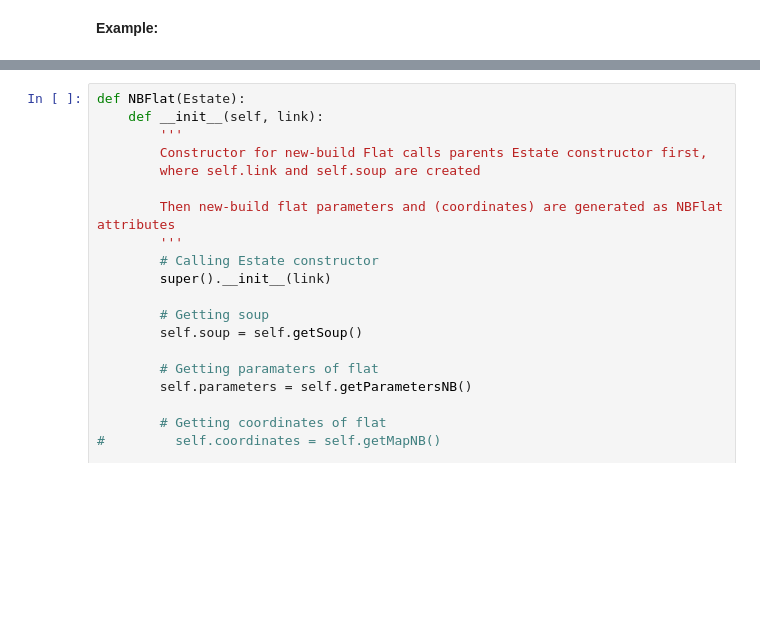
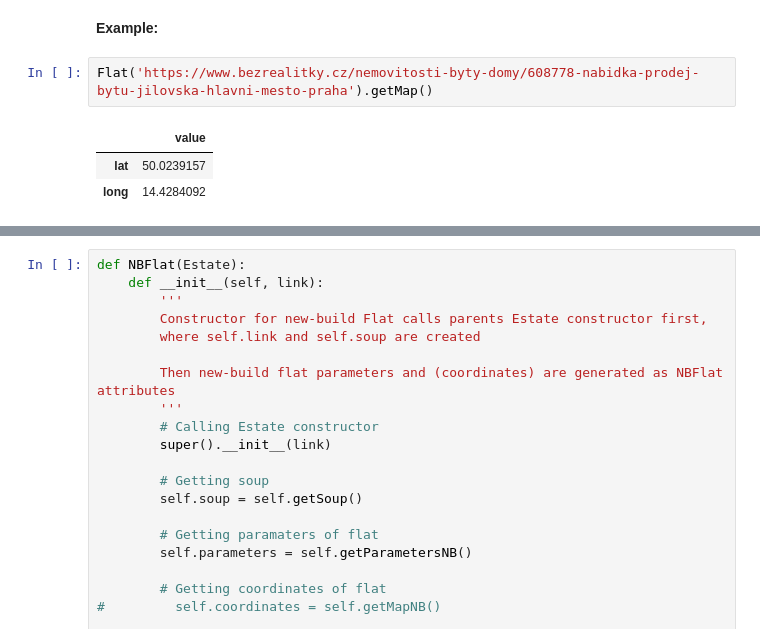
Before and after one commit to luutomas/PythonProject, a Jupyter notebook: Project_str.ipynb, the cells around one changed output, grey strips where cells are left out. Drawn from its saved outputs; the diff is of its cells as text; blank space fills up the shorter version.

```diff
--- a/Project_str.ipynb
+++ b/Project_str.ipynb
@@ -99,4 +111,10 @@ class Flat(Estate):
         return df
 # %% [markdown]
 **Example:**
+# %%
+Flat('https://www.bezrealitky.cz/nemovitosti-byty-domy/608778-nabidka-prodej-bytu-jilovska-hlavni-mesto-praha').getMap()
+# %% [output]
+|  | value |
+| lat | 50.0239157 |
+| long | 14.4284092 |
 # %%
```
Also changed, not shown: parts of 8 cells of this notebook.
